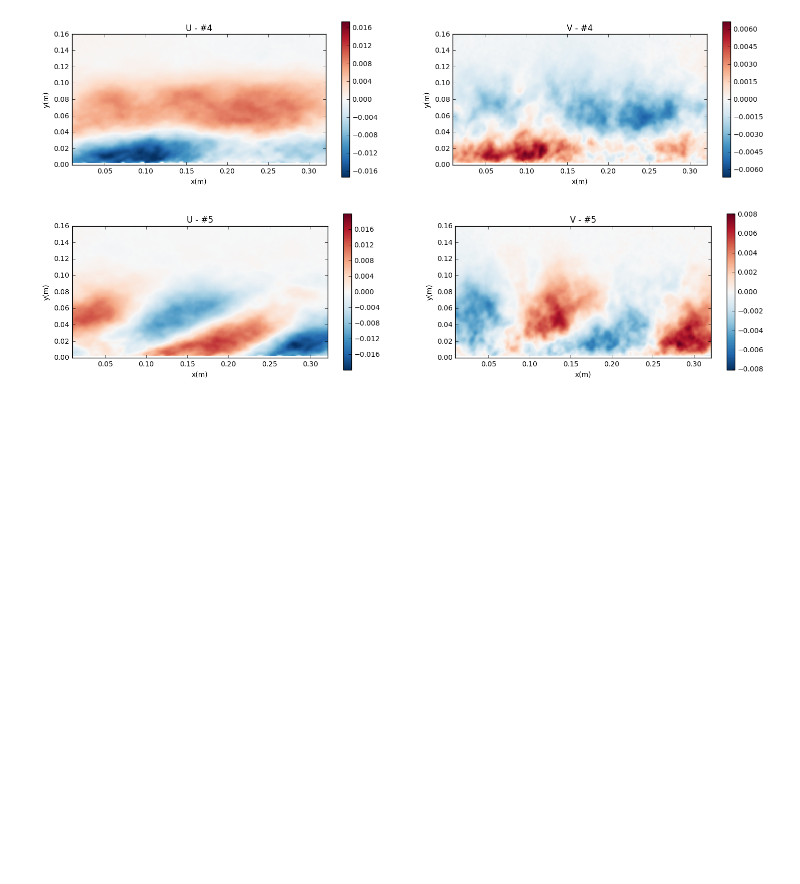
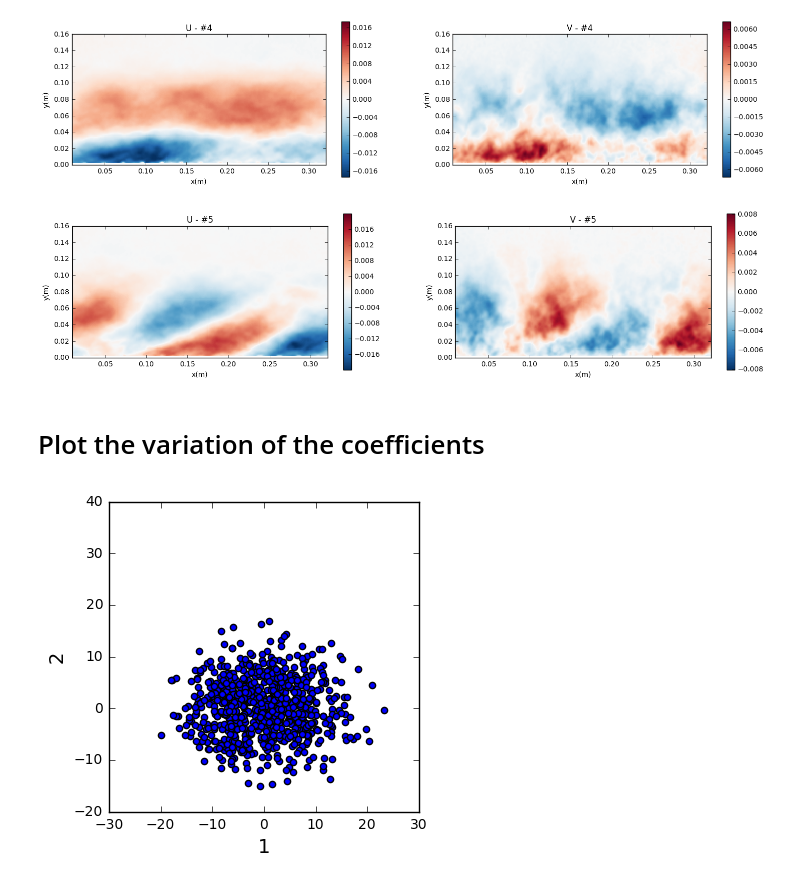
Before and after one commit to owenjhwilliams/ASIIT, a Jupyter notebook: runPOD-R45.ipynb, the cells around one changed output. Cells and saved outputs as stored; diff of their text form; code cells hidden in the pictures; blank space fills up the shorter version.

```diff
--- a/runPOD-R45.ipynb
+++ b/runPOD-R45.ipynb
@@ -73,3 +73,4 @@ Umodes, Vmodes= PODutils.reconstructPODmodes(modes,uSize,num_modes,2)
 # %%
 #Calculate the mode coefficients
 C = modes.transpose()*uAll
+C = np.asarray(C)
@@ -105,3 +110,14 @@ PODutils.plotPODmodes2D(X,Y,Umodes,Vmodes,list(range(5)))
 [figure]
 [figure]
 [figure]
+# %% [markdown]
+# Plot the variation of the coefficients
+# %%
+for i in range(1):
+    plt.scatter(C[i,:],C[i+1,:])
+    plt.axis('square')
+    ax = plt.gca()
+    ax.set_xlabel(i+1,fontsize=14)
+    ax.set_ylabel(i+2,fontsize=14)
+# %% [output]
+[figure, added]
```
Also changed, not shown: parts of 7 cells of this notebook, 2 other files.
